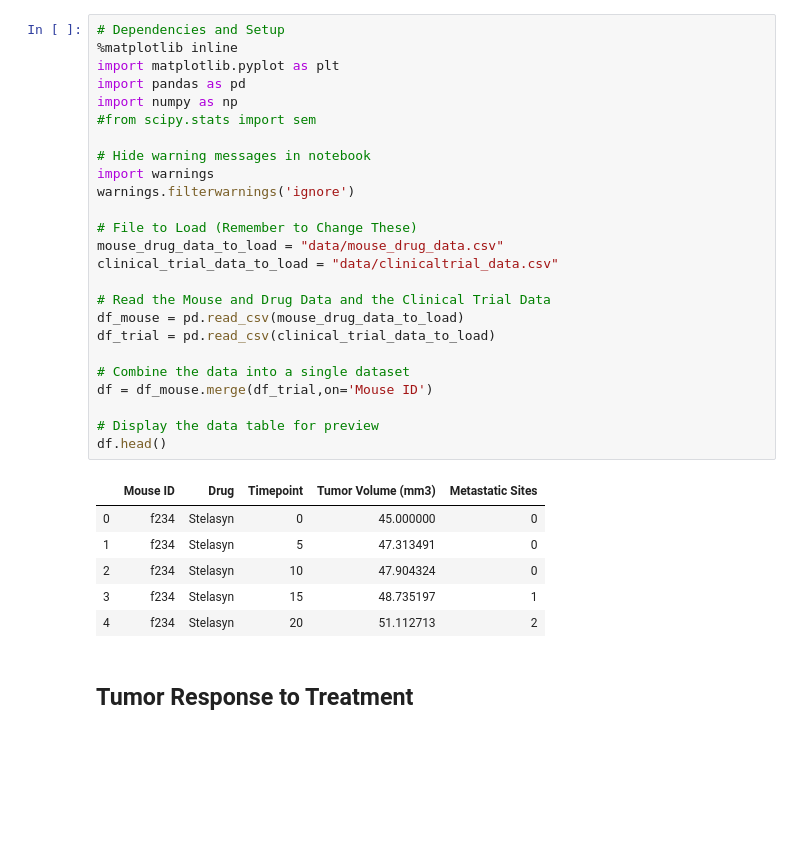
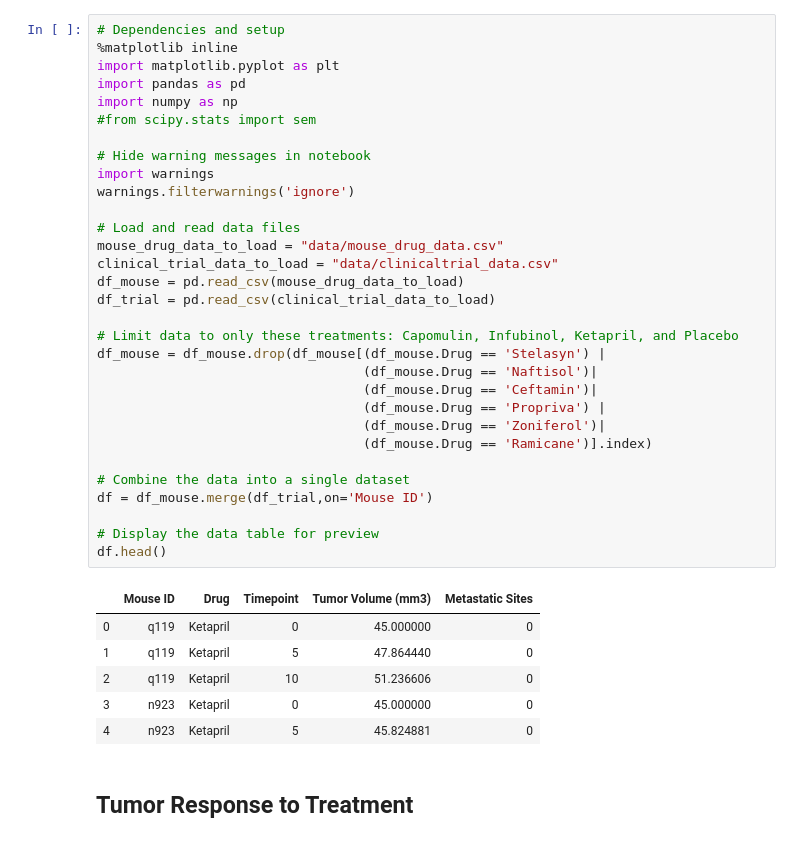
Before and after one commit to scottinsactown/Pymaceuticals, a Jupyter notebook: Pymaceuticals/pymaceuticals_starter.ipynb, the cells around one changed output. Drawn from its saved outputs; the diff is of its cells as text; blank space fills up the shorter version.

```diff
--- a/Pymaceuticals/pymaceuticals_starter.ipynb
+++ b/Pymaceuticals/pymaceuticals_starter.ipynb
@@ -1,35 +1,41 @@
 # %%
-# Dependencies and Setup
+# Dependencies and setup
 %matplotlib inline
 import matplotlib.pyplot as plt
 import pandas as pd
 import numpy as np
 #from scipy.stats import sem
 
 # Hide warning messages in notebook
 import warnings
 warnings.filterwarnings('ignore')
 
-# File to Load (Remember to Change These)
+# Load and read data files
 mouse_drug_data_to_load = "data/mouse_drug_data.csv"
 clinical_trial_data_to_load = "data/clinicaltrial_data.csv"
-
-# Read the Mouse and Drug Data and the Clinical Trial Data
 df_mouse = pd.read_csv(mouse_drug_data_to_load)
 df_trial = pd.read_csv(clinical_trial_data_to_load)
+
+# Limit data to only these treatments: Capomulin, Infubinol, Ketapril, and Placebo
+df_mouse = df_mouse.drop(df_mouse[(df_mouse.Drug == 'Stelasyn') |
+                                  (df_mouse.Drug == 'Naftisol')|
+                                  (df_mouse.Drug == 'Ceftamin')|
+                                  (df_mouse.Drug == 'Propriva') |
+                                  (df_mouse.Drug == 'Zoniferol')|
+                                  (df_mouse.Drug == 'Ramicane')].index)
 
 # Combine the data into a single dataset
 df = df_mouse.merge(df_trial,on='Mouse ID')
 
 # Display the data table for preview
 df.head()
 # %% [output]
 |  | Mouse ID | Drug | Timepoint | Tumor Volume (mm3) | Metastatic Sites |
-| 0 | f234 | Stelasyn | 0 | 45.000000 | 0 |
-| 1 | f234 | Stelasyn | 5 | 47.313491 | 0 |
-| 2 | f234 | Stelasyn | 10 | 47.904324 | 0 |
-| 3 | f234 | Stelasyn | 15 | 48.735197 | 1 |
-| 4 | f234 | Stelasyn | 20 | 51.112713 | 2 |
+| 0 | q119 | Ketapril | 0 | 45.000000 | 0 |
+| 1 | q119 | Ketapril | 5 | 47.864440 | 0 |
+| 2 | q119 | Ketapril | 10 | 51.236606 | 0 |
+| 3 | n923 | Ketapril | 0 | 45.000000 | 0 |
+| 4 | n923 | Ketapril | 5 | 45.824881 | 0 |
 # %% [markdown]
 ## Tumor Response to Treatment
 # %%
```
Also changed, not shown: parts of 4 cells of this notebook.
